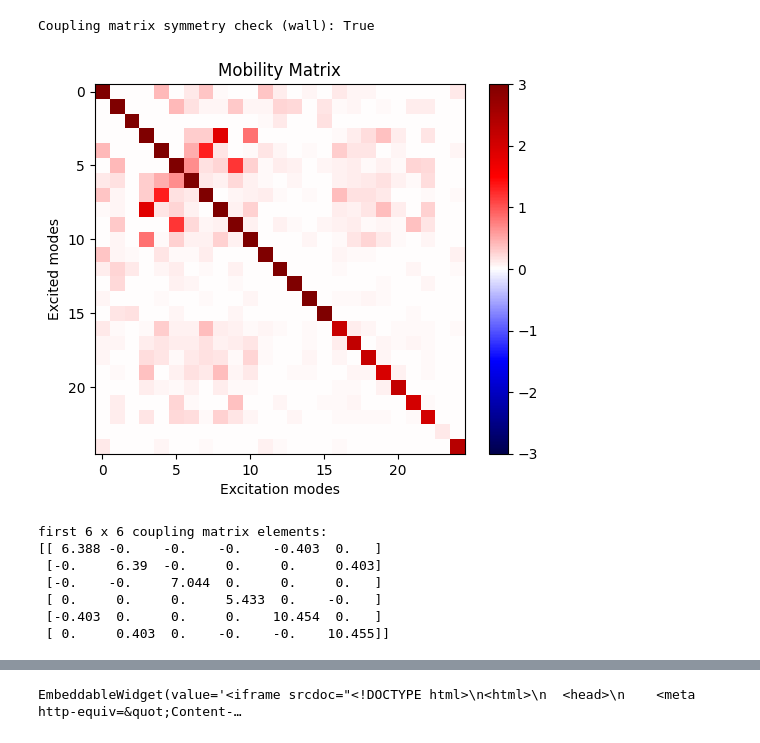
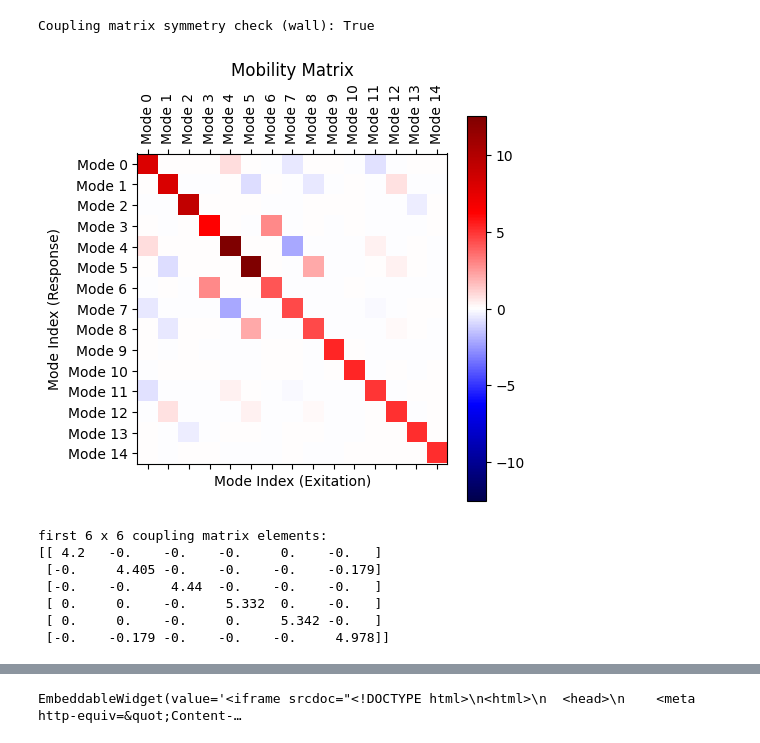
Before and after one commit to JJkrokoder/hydrodynamic_int, a Jupyter notebook: examples/icosphere_diag/oscilation_modes_deco.ipynb, the cells around one changed output, grey strips where cells are left out. Saved outputs shown, nothing was run; the diff lists cells and outputs as text; code cells hidden in the pictures.

```diff
--- a/examples/icosphere_diag/oscilation_modes_deco.ipynb
+++ b/examples/icosphere_diag/oscilation_modes_deco.ipynb
@@ -8,7 +36,7 @@ pv.set_jupyter_backend('html')
 # %%
-num_particles = 80
+num_particles = 200
 
-radius = 5.0
+radius = 7.0
 
 density = num_particles / (4.0 * np.pi * radius**2)
 
@@ -223,17 +281,17 @@ print("Coupling matrix symmetry check (wall):", np.allclose(coupling_matrix, cou
 # %% [output]
 Coupling matrix symmetry check (wall): True
 # %%
-plot_coupling_matrix(np.abs(coupling_matrix), nummodes=25)
+plot_coupling_matrix(coupling_matrix, modes=new_modes)
 
 print("first 6 x 6 coupling matrix elements:")
 np.set_printoptions(precision=3, suppress=True)
-print(coupling_matrix[:6, :6])
+print(coupling_matrix[6:12, 6:12])
 # %% [output]
-[figure, old version]
+[figure, new version]
 first 6 x 6 coupling matrix elements:
-[[ 6.388 -0.    -0.    -0.    -0.403  0.   ]
- [-0.     6.39  -0.     0.     0.     0.403]
- [-0.    -0.     7.044  0.     0.     0.   ]
- [ 0.     0.     0.     5.433  0.    -0.   ]
- [-0.403  0.     0.     0.    10.454  0.   ]
- [ 0.     0.403  0.    -0.    -0.    10.455]]
+[[ 4.2   -0.    -0.    -0.     0.    -0.   ]
+ [-0.     4.405 -0.    -0.    -0.    -0.179]
+ [-0.    -0.     4.44  -0.    -0.    -0.   ]
+ [ 0.     0.    -0.     5.332  0.    -0.   ]
+ [ 0.     0.    -0.     0.     5.342 -0.   ]
+ [-0.    -0.179 -0.    -0.    -0.     4.978]]
```
Also changed, not shown: parts of 14 cells of this notebook, 2 other files.
